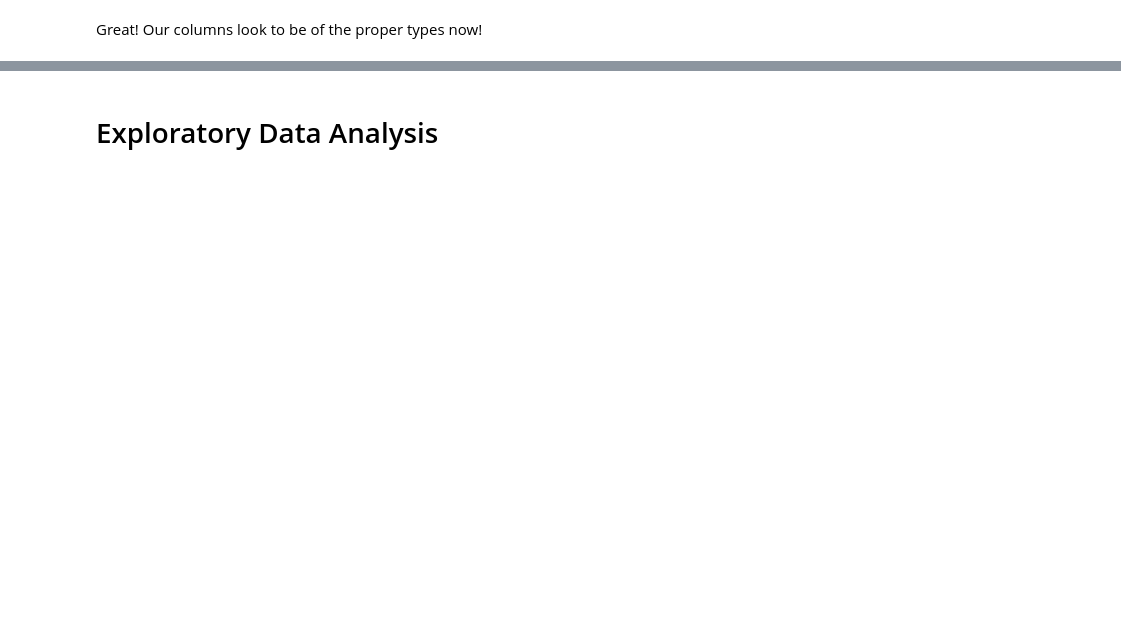
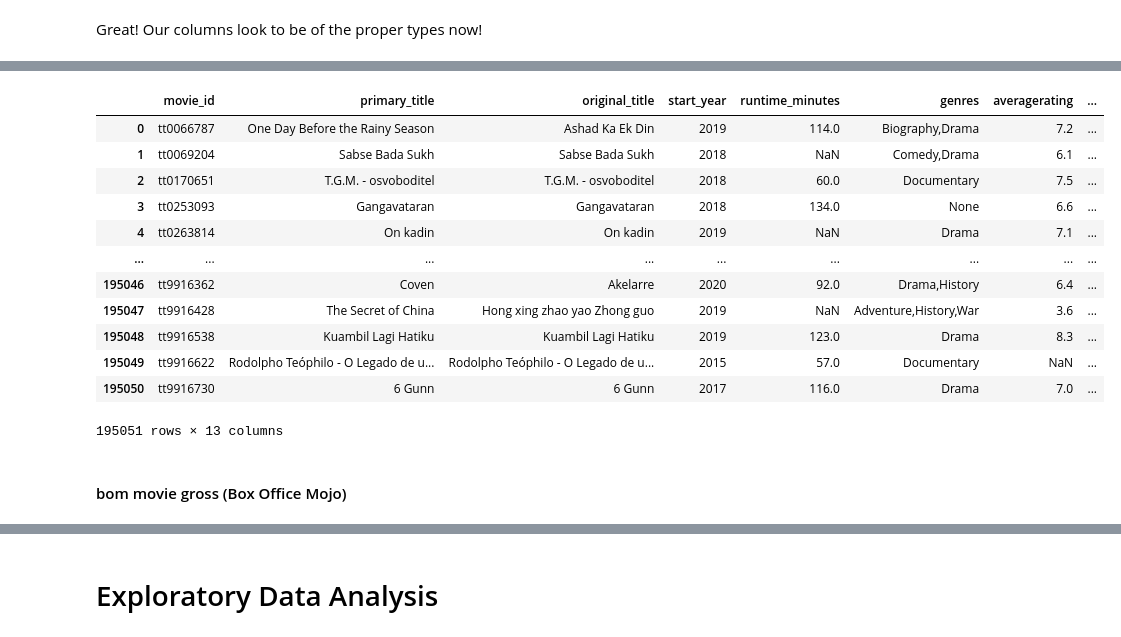
Before and after one commit to minerva-ds/dsc-movies-analysis, a Jupyter notebook: index.ipynb, the cells around one changed output, grey strips where cells are left out. Saved outputs shown, nothing was run; the diff lists cells and outputs as text; code cells hidden in the pictures; blank space fills up the shorter version.

```diff
--- a/index.ipynb
+++ b/index.ipynb
@@ -650,0 +748,4 @@ Great!  Our columns look to be of the proper types now!
+# %%
+display(movies_df['start_year'].value_counts())
+movies_df = movies_df[movies_df['start_year'] <= 2024]
+display(movies_df['start_year'].value_counts())
@@ -804,0 +859,20 @@ tn_movie_budgets
+# %%
+directors = pd.read_sql_query("""
+SELECT DISTINCT mb.movie_id, p.primary_name
+FROM movie_basics mb
+       JOIN directors d on d.movie_id = mb.movie_id
+       JOIN persons p on p.person_id = d.person_id
+ORDER BY mb.movie_id
+""",conn)
+
+display(directors.head())
+
+writers = pd.read_sql_query("""
+SELECT DISTINCT mb.movie_id, p.primary_name
+FROM movie_basics mb
+       JOIN writers d on d.movie_id = mb.movie_id
+       JOIN persons p on p.person_id = d.person_id
+ORDER BY mb.movie_id
+""",conn)
+
+display(writers.head())
@@ -804,0 +892,12 @@ tn_movie_budgets
+# %%
+# Group by movie_id and concatenate primary_name
+directors_grouped = directors.groupby('movie_id')['primary_name'].apply(lambda x: '/'.join(x)).reset_index()
+writers_grouped = writers.groupby('movie_id')['primary_name'].apply(lambda x: '/'.join(x)).reset_index()
+
+# Rename columns
+directors_grouped = directors_grouped.rename(columns={'primary_name': 'directors'})
+writers_grouped = writers_grouped.rename(columns={'primary_name': 'writers'})
+
+# Merge the DataFrames on movie_id
+more_cols = pd.merge(directors_grouped, writers_grouped, on='movie_id', how='outer')
+more_cols.head()
@@ -804,0 +911,19 @@ tn_movie_budgets
+# %%
+movies_df = pd.merge(movies_df, more_cols, on='movie_id', how='left')
+movies_df
+# %% [output]
+|  | movie_id | primary_title | original_title | start_year | runtime_minutes | genres | averagerating | ... |
+| 0 | tt0066787 | One Day Before the Rainy Season | Ashad Ka Ek Din | 2019 | 114.0 | Biography,Drama | 7.2 | ... |
+| 1 | tt0069204 | Sabse Bada Sukh | Sabse Bada Sukh | 2018 | NaN | Comedy,Drama | 6.1 | ... |
+| 2 | tt0170651 | T.G.M. - osvoboditel | T.G.M. - osvoboditel | 2018 | 60.0 | Documentary | 7.5 | ... |
+| 3 | tt0253093 | Gangavataran | Gangavataran | 2018 | 134.0 | None | 6.6 | ... |
+| 4 | tt0263814 | On kadin | On kadin | 2019 | NaN | Drama | 7.1 | ... |
+| ... | ... | ... | ... | ... | ... | ... | ... | ... |
+| 195046 | tt9916362 | Coven | Akelarre | 2020 | 92.0 | Drama,History | 6.4 | ... |
+| 195047 | tt9916428 | The Secret of China | Hong xing zhao yao Zhong guo | 2019 | NaN | Adventure,History,War | 3.6 | ... |
+| 195048 | tt9916538 | Kuambil Lagi Hatiku | Kuambil Lagi Hatiku | 2019 | 123.0 | Drama | 8.3 | ... |
+| 195049 | tt9916622 | Rodolpho Teóphilo - O Legado de u... | Rodolpho Teóphilo - O Legado de u... | 2015 | 57.0 | Documentary | NaN | ... |
+| 195050 | tt9916730 | 6 Gunn | 6 Gunn | 2017 | 116.0 | Drama | 7.0 | ... |
+195051 rows × 13 columns
+# %% [markdown]
+#### bom movie gross (Box Office Mojo)
```
Also changed, not shown: parts of 61 cells of this notebook, 6 other files.
